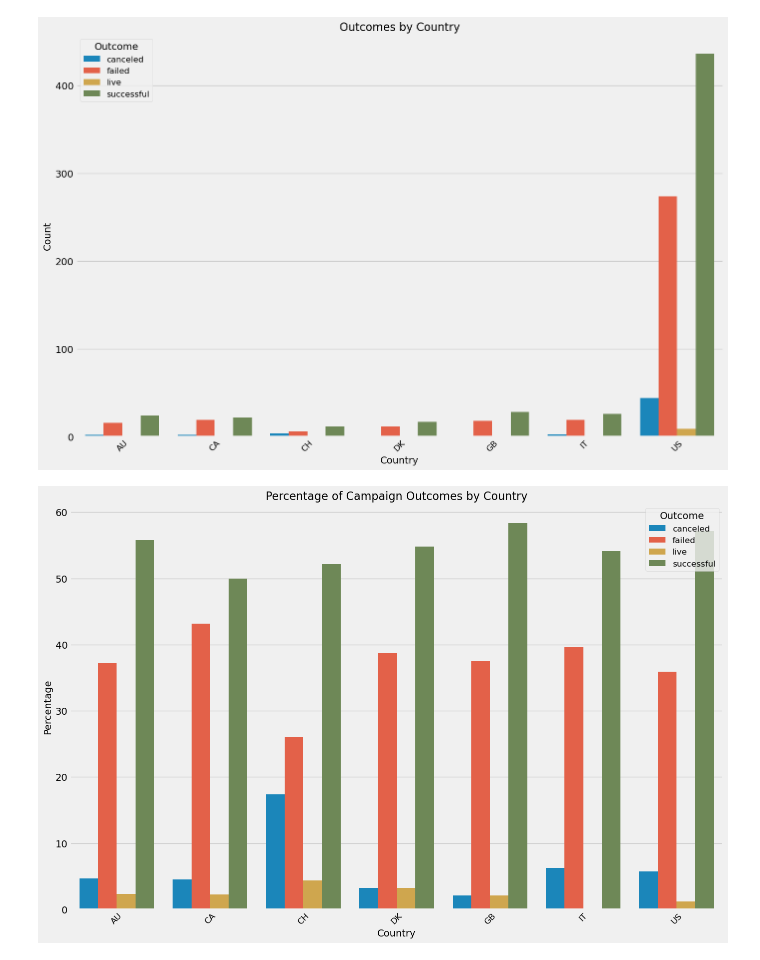
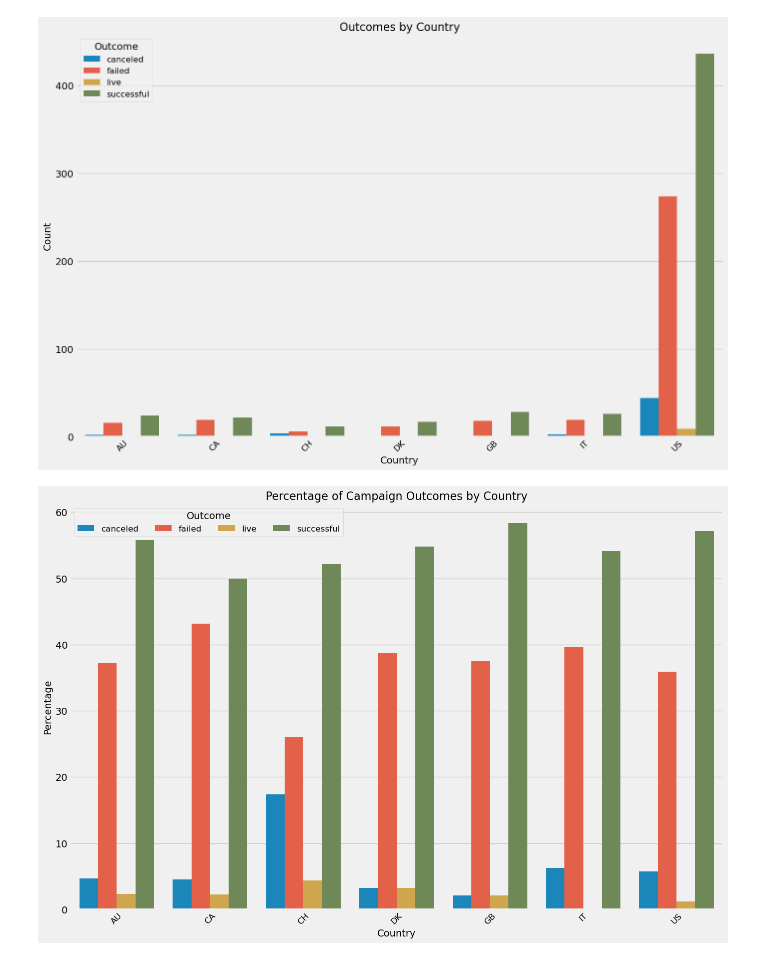
Before and after one commit to epino93/Project2_Group7_, a Jupyter notebook: part_4_crowdfunding_queries.ipynb, the cells around one changed output. Saved outputs shown, nothing was run; the diff lists cells and outputs as text; code cells hidden in the pictures.

```diff
--- a/part_4_crowdfunding_queries.ipynb
+++ b/part_4_crowdfunding_queries.ipynb
@@ -449,27 +459,27 @@ plt.show()
 # %%
 # Modify for percentages
 outcome_country = df3.groupby(["country", "outcome"]).size().reset_index(name="count")
 
 # Calculate percentages
 total_by_country = outcome_country.groupby("country")["count"].transform("sum")
 outcome_country["percentage"] = (outcome_country["count"] / total_by_country) * 100
 
 # Plot
 plt.figure(figsize=(15, 10))
 sns.barplot(
     data=outcome_country,
     x="country",
     y="percentage",
     hue="outcome",
     dodge=True
 )
 
 plt.title("Percentage of Campaign Outcomes by Country", fontsize=16)
 plt.xlabel("Country", fontsize=14)
 plt.ylabel("Percentage", fontsize=14)
-plt.legend(title="Outcome", fontsize=12)
+plt.legend(title="Outcome", fontsize=12, ncol=outcome_country['outcome'].nunique(), loc='upper left')
 plt.xticks(rotation=45, fontsize=12)
 
 plt.show()
 # %% [output]
-[figure, old version]
+[figure, new version]
```
Also changed, not shown: parts of 7 cells of this notebook.
